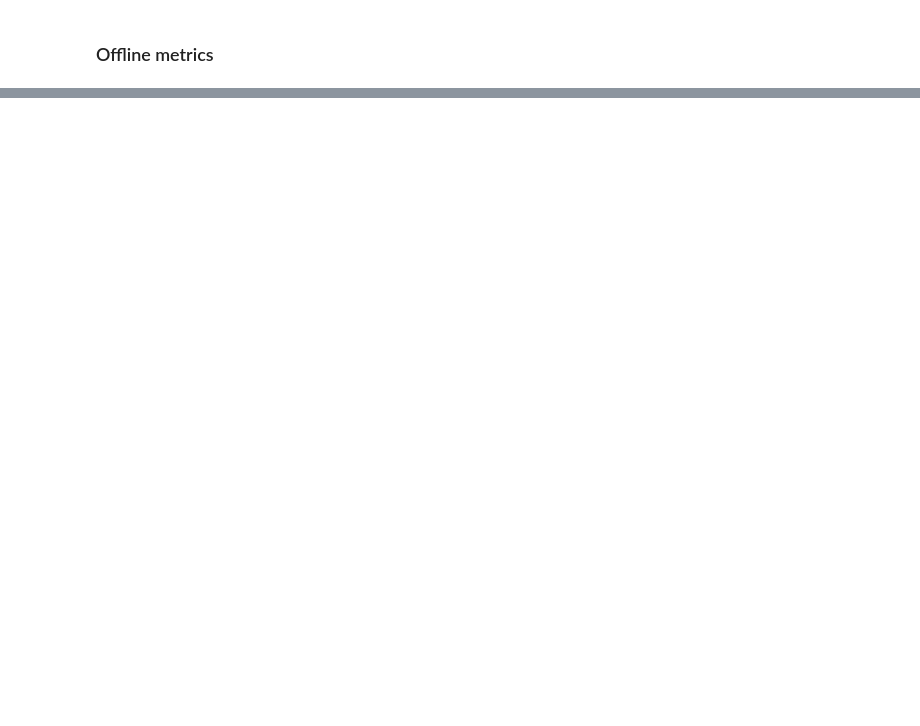
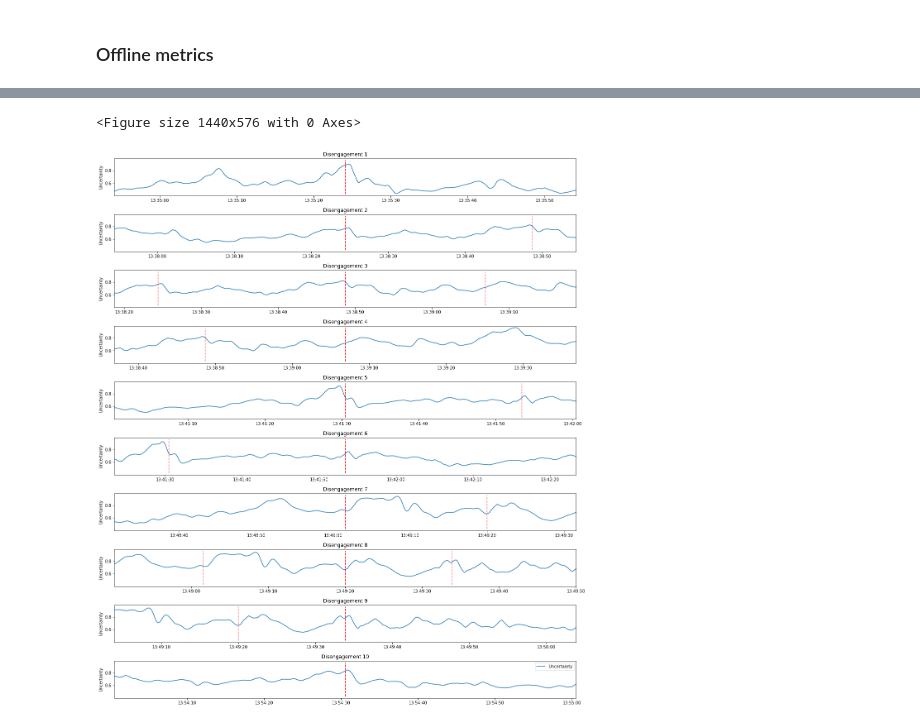
Before and after one commit to nikebless/e2e-driving, a Jupyter notebook: notebooks/thesis-evaluations.ipynb, the cells around one changed output, grey strips where cells are left out. Cells and saved outputs as stored; diff of their text form; code cells hidden in the pictures; blank space fills up the shorter version.

```diff
--- a/notebooks/thesis-evaluations.ipynb
+++ b/notebooks/thesis-evaluations.ipynb
@@ -298,14 +299,19 @@ def calculate_metrics(driving_ds, expert_ds):
 
     return metrics_df
 # %%
-root_path = Path('/data/Bolt/drives-nikita-thesis/')
-expert_root_path = Path('/data/Bolt/dataset-new-big/summer2021/')
+from torchvision import transforms
+from dataloading.nvidia import NvidiaCropWide, Normalize
+
+root_bolt_dir = Path('/data/Bolt/') if socket.gethostname() == 'neuron' else Path('/gpfs/space/projects/Bolt')
+root_path = root_bolt_dir / 'drives-nikita-thesis'
 
 datasets = { row['model_name']: [] for i, row in performance_df.iterrows()}
 for i, row in performance_df.iterrows():
     datasets[row['model_name']].append(root_path / row['bag_name'])
 
-datasets = { k: NvidiaDataset(v) for k, v in datasets.items()}
+transforms = transforms.Compose([NvidiaCropWide(), Normalize()])
+
+datasets = { k: NvidiaDataset(v, transform=transforms) for k, v in datasets.items()}
 # %% [output]
 /data/Bolt/drives-nikita-thesis/2022-08-04-18-03-44_elva_forward_ebm_unregularized_v1: length=18175, filtered=0
 /data/Bolt/drives-nikita-thesis/2022-08-04-17-51-50_elva_back_ebm_unregularized_v1: length=19394, filtered=0
@@ -465,0 +586,6 @@ uncertainty
+# %%
+dataset = datasets['ebm-regularized-v1']
+
+dataloader = torch.utils.data.DataLoader(dataset, batch_size=64, shuffle=False, num_workers=12)
+
+model_metrics, uncertainty_history = evaluate_model('ebm-regularized-v1', dataloader, return_entropy_history=True)
@@ -465,0 +623,37 @@ uncertainty
+# %%
+dataset.frames['autonomous_next'] = dataset.frames.shift(-1)['autonomous']
+disengagements = dataset.frames[dataset.frames.autonomous & (dataset.frames.autonomous_next == False)]['index']
+# %%
+import datetime
+
+plt.figure(figsize=(20, 8))
+
+n_interventions = len(disengagements)
+
+# disengagements is a dataframe
+sorted_disengagements = disengagements.sort_values()
+
+fig, axes = plt.subplots(n_interventions, figsize=(20, 24))
+
+for i in range(n_interventions):
+    ax = axes[i]
+    disengagement = pd.to_datetime(sorted_disengagements.iloc[i], unit='ns')
+
+    ax.set_xlim(disengagement - datetime.timedelta(seconds=30), disengagement + datetime.timedelta(seconds=30))
+    ax.set_ylabel('Uncertainty')
+    ax.set_title(f'Disengagement {i+1}')
+
+    # plt.plot(whiteness_timestamps, whiteness_vals, label='Whiteness')
+    ax.plot(uncertainty_timestamps, uncertainty_vals, color='C0', label='Uncertainty')
+    ax.vlines(disengagement, ymin=np.min(uncertainty_vals), ymax=np.max(uncertainty_vals), color='r', linestyle='--', alpha=1)
+    ax.vlines(disengagements, ymin=np.min(uncertainty_vals), ymax=np.max(uncertainty_vals), color='r', linestyle='--', alpha=0.5)
+
+fig.subplots_adjust(hspace=0.5)
+
+plt.legend()
+plt.show()
+
+fig.savefig('../thesis-images/disengagements-vs-uncertainty-detailed.png')
+# %% [output]
+<Figure size 1440x576 with 0 Axes>
+[figure, added]
```
Also changed, not shown: parts of 33 cells of this notebook, 10 other files.
